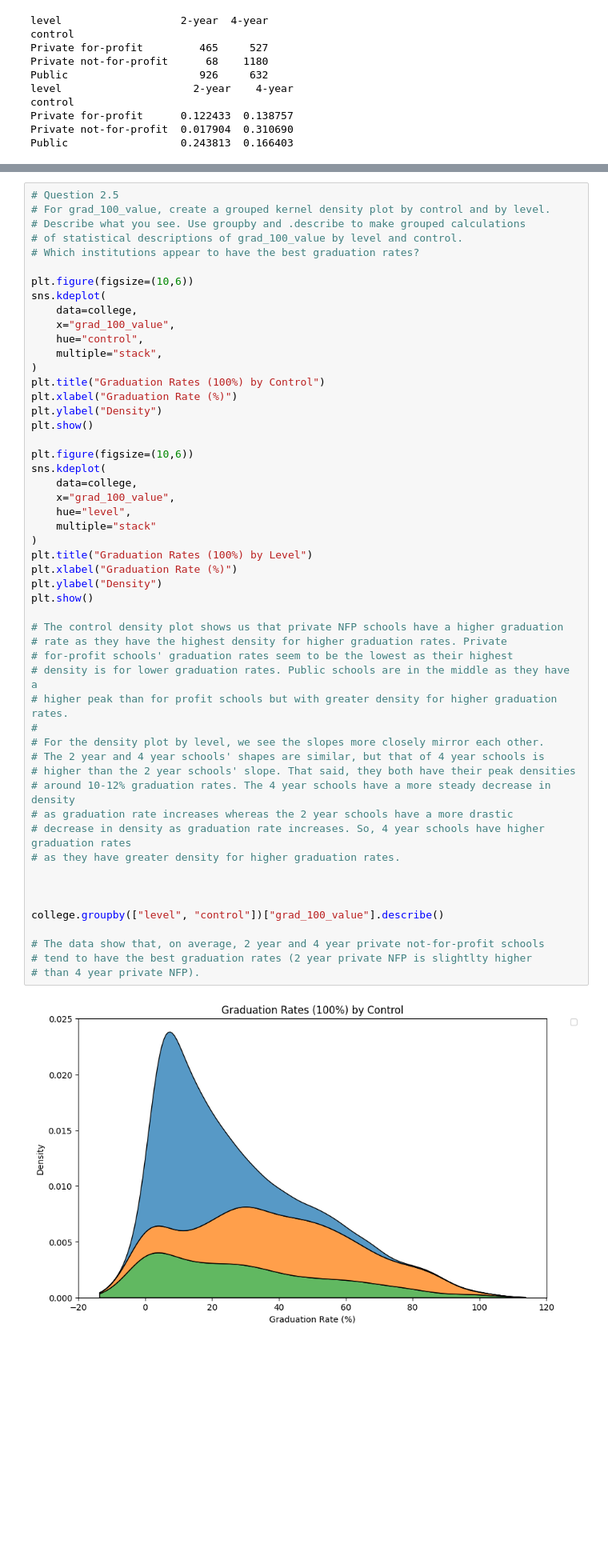
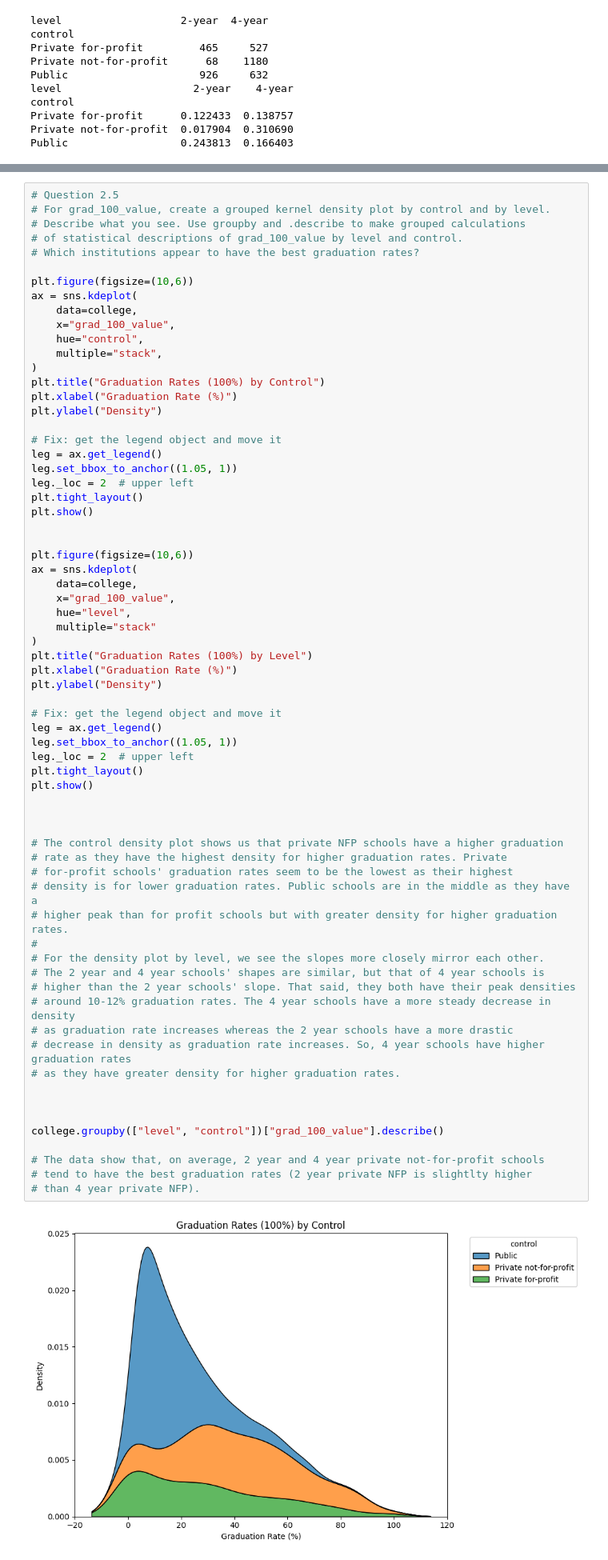
Before and after one commit to bburt26/visualization_assignment, a Jupyter notebook: assignment.ipynb, the cells around one changed output, grey strips where cells are left out. Shown at 80% size. Saved outputs shown, nothing was run; the diff lists cells and outputs as text; blank space fills up the shorter version.

```diff
--- a/assignment.ipynb
+++ b/assignment.ipynb
@@ -199,7 +199,7 @@ This will become an error in seaborn v0.14.0; please update your code.
 # Which institutions appear to have the best graduation rates?
 
 plt.figure(figsize=(10,6))
-sns.kdeplot(
+ax = sns.kdeplot(
     data=college,
     x="grad_100_value",
     hue="control",
@@ -208,40 +208,55 @@ sns.kdeplot(
 plt.title("Graduation Rates (100%) by Control")
 plt.xlabel("Graduation Rate (%)")
 plt.ylabel("Density")
+
+# Fix: get the legend object and move it
+leg = ax.get_legend()
+leg.set_bbox_to_anchor((1.05, 1))
+leg._loc = 2  # upper left
+plt.tight_layout()
 plt.show()
 
+
 plt.figure(figsize=(10,6))
-sns.kdeplot(
+ax = sns.kdeplot(
     data=college,
     x="grad_100_value",
     hue="level",
     multiple="stack"
 )
 plt.title("Graduation Rates (100%) by Level")
 plt.xlabel("Graduation Rate (%)")
 plt.ylabel("Density")
+
+# Fix: get the legend object and move it
+leg = ax.get_legend()
+leg.set_bbox_to_anchor((1.05, 1))
+leg._loc = 2  # upper left
+plt.tight_layout()
 plt.show()
+
+
 
 # The control density plot shows us that private NFP schools have a higher graduation
 # rate as they have the highest density for higher graduation rates. Private
 # for-profit schools' graduation rates seem to be the lowest as their highest
 # density is for lower graduation rates. Public schools are in the middle as they have a
 # higher peak than for profit schools but with greater density for higher graduation rates.
 #
 # For the density plot by level, we see the slopes more closely mirror each other.
 # The 2 year and 4 year schools' shapes are similar, but that of 4 year schools is
 # higher than the 2 year schools' slope. That said, they both have their peak densities
 # around 10-12% graduation rates. The 4 year schools have a more steady decrease in density
 # as graduation rate increases whereas the 2 year schools have a more drastic
 # decrease in density as graduation rate increases. So, 4 year schools have higher graduation rates
 # as they have greater density for higher graduation rates.
 
 
 
 college.groupby(["level", "control"])["grad_100_value"].describe()
 
 # The data show that, on average, 2 year and 4 year private not-for-profit schools
 # tend to have the best graduation rates (2 year private NFP is slightlty higher
 # than 4 year private NFP).
 # %% [output]
-[figure, old version]
+[figure, new version]
```
Also changed, not shown: parts of 1 cell of this notebook.
